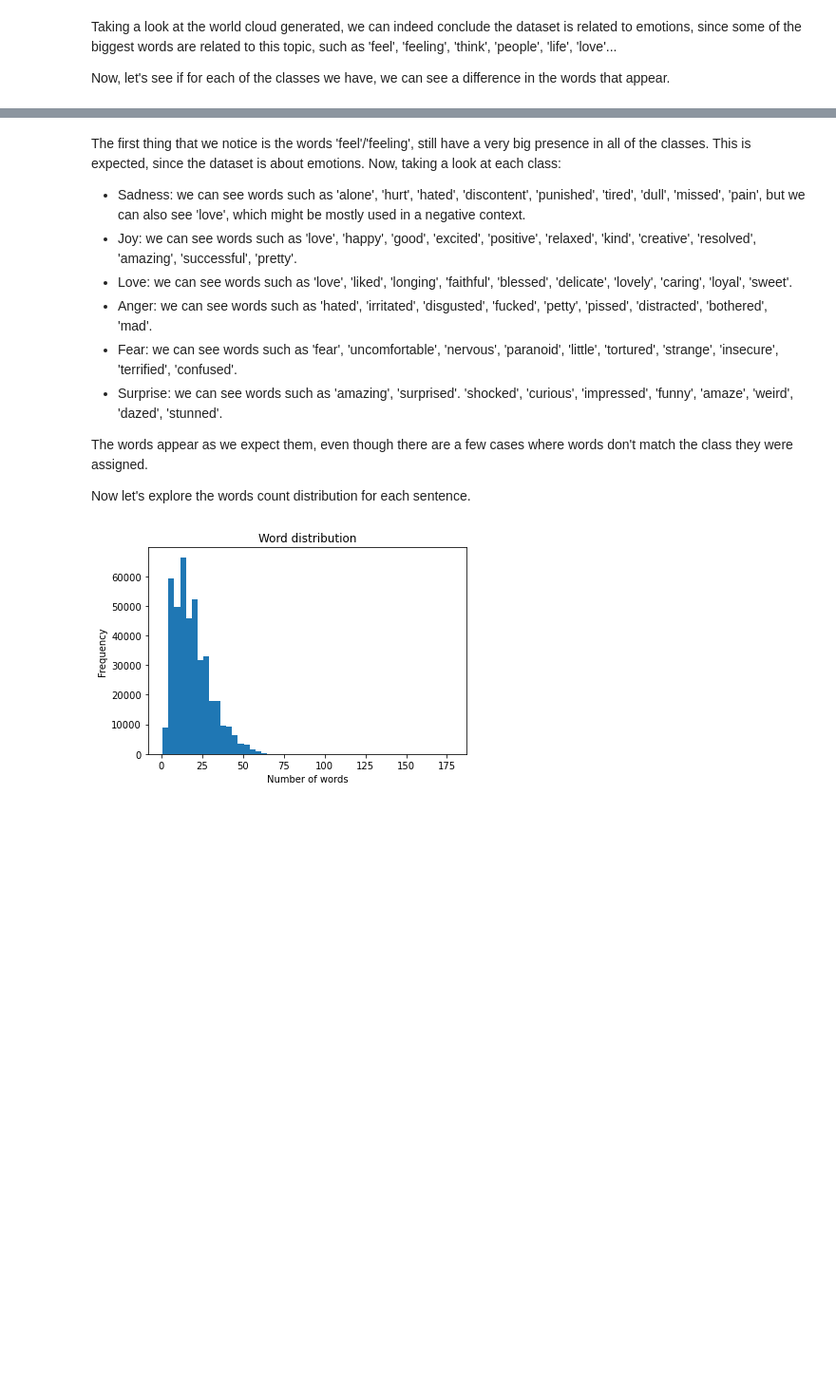
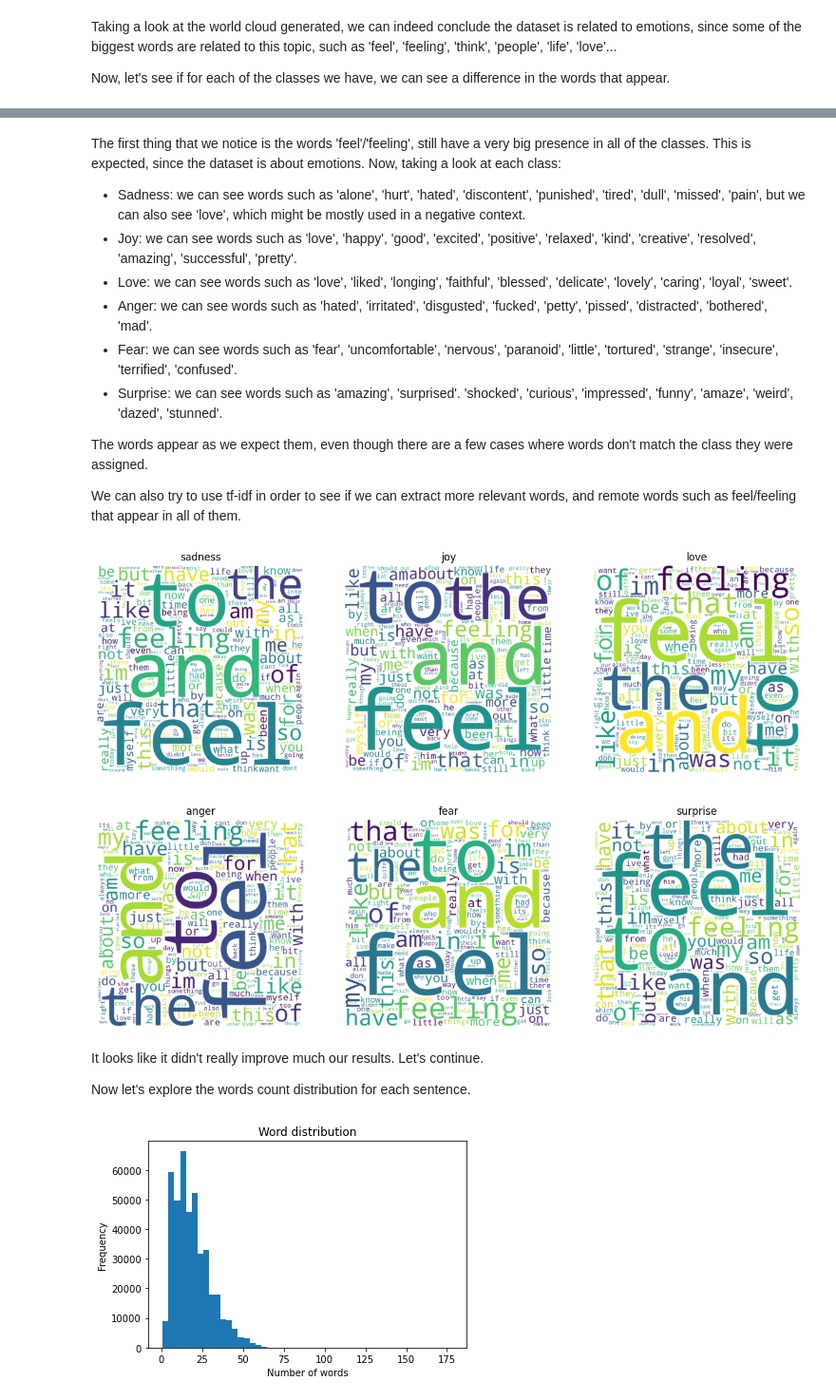
Before and after one commit to m21ark/pln, a Jupyter notebook: 1_exploration.ipynb, the cells around one changed output, grey strips where cells are left out. Shown at 95% size. Drawn from its saved outputs; the diff is of its cells as text; code cells hidden in the pictures; blank space fills up the shorter version.

```diff
--- a/1_exploration.ipynb
+++ b/1_exploration.ipynb
@@ -83,7 +94,43 @@ Now, taking a look at each class:
 
 The words appear as we expect them, even though there are a few cases where words don't match the class they were assigned.
 
-Now let's explore the words count distribution for each sentence.
+We can also try to use tf-idf in order to see if we can extract more relevant words, and remote words such as feel/feeling that appear in all of them.
+# %%
+from sklearn.feature_extraction.text import TfidfVectorizer
+
+# Define a TF-IDF vectorizer
+tfidf_vectorizer = TfidfVectorizer(stop_words=None, min_df=5)
+
+# Fit the vectorizer on the entire corpus
+tfidf_matrix = tfidf_vectorizer.fit_transform(df['text'])
+
+# Make six word clouds, one for each class and plot them in a 2x3 grid
+fig, ax = plt.subplots(2, 3, figsize=(15, 10))
+for i, emotion in enumerate(df['emotions'].unique()):
+    # Get the indices of documents corresponding to the current emotion
+    indices = df[df['emotions'] == emotion].index
+
+    # Calculate the average TF-IDF score for each word in the documents of the current emotion
+    avg_tfidf_scores = tfidf_matrix[indices].mean(axis=0).A1
+
+    # Create a dictionary mapping words to their average TF-IDF scores
+    word_tfidf_scores = {word: score for word, score in zip(tfidf_vectorizer.get_feature_names_out(), avg_tfidf_scores)}
+
+    # Generate the word cloud using the TF-IDF scores as weights
+    wordcloud = WordCloud(width=800, height=800, background_color='white', min_font_size=10).generate_from_frequencies(word_tfidf_scores)
+
+    # Plot the word cloud
+    ax[i//3, i%3].imshow(wordcloud)
+    ax[i//3, i%3].axis("off")
+    ax[i//3, i%3].set_title(emotion)
+
+plt.show()
+# %% [output]
+[figure, added]
+# %% [markdown]
+It looks like it didn't really improve much our results. Let's continue.
+
+Now let's explore the words count distribution for each sentence.
 # %%
 # Word count distribution
 word_distribution = df['text'].apply(lambda x: len(nltk.word_tokenize(x)))
```
Also changed, not shown: parts of 6 cells of this notebook.
